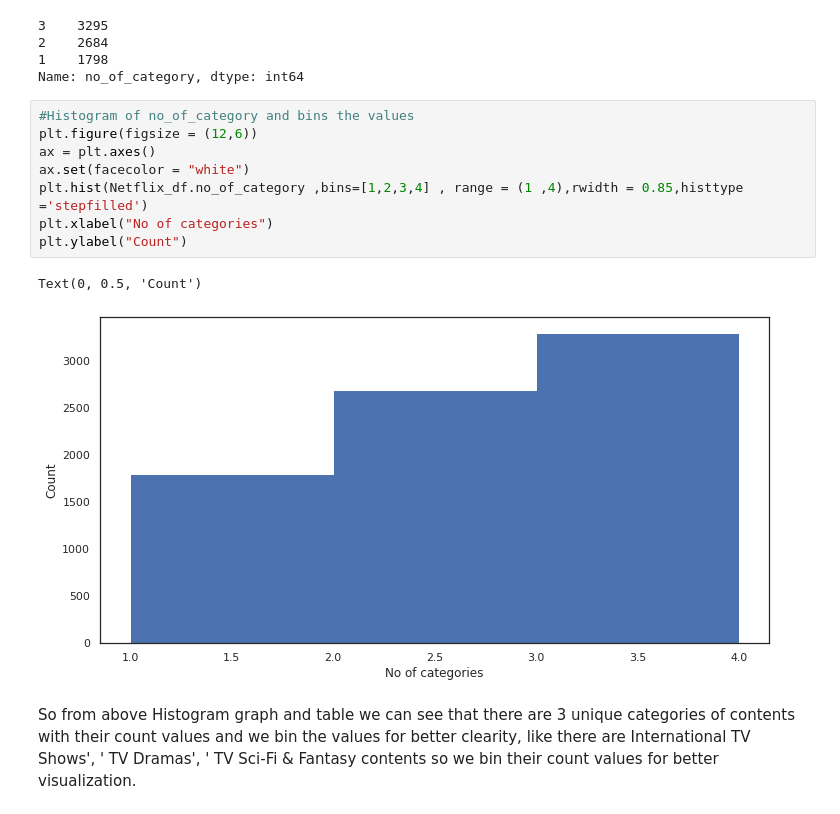
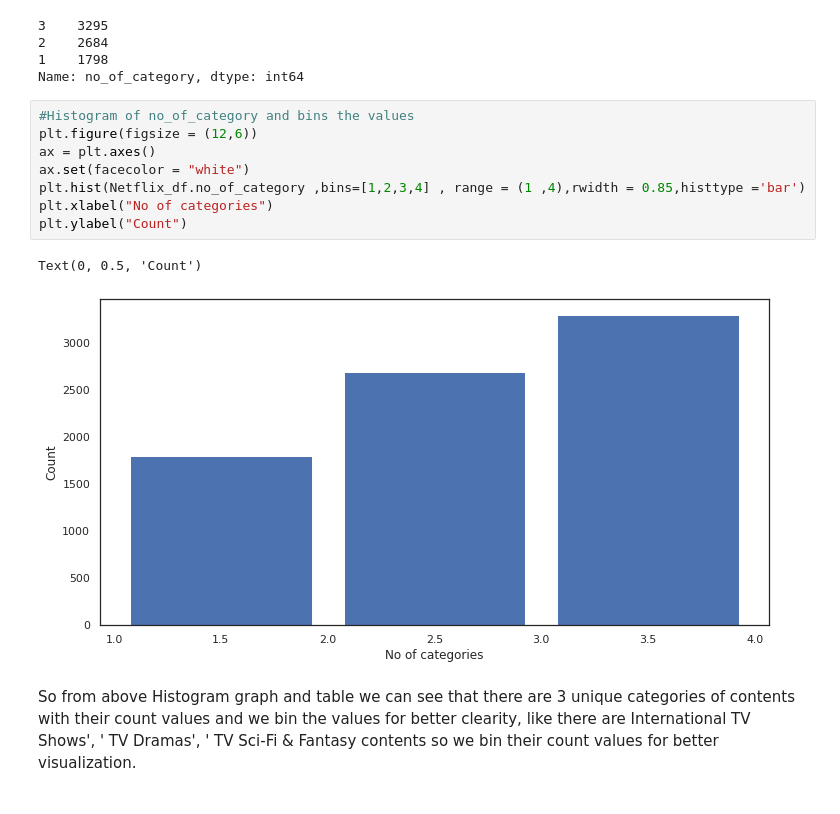
Before and after one commit to kanika214/kanika214-NETFLIX-MOVIES-AND-TV-SHOWS-CLUSTERING, a Jupyter notebook: NETFLIX_MOVIES_AND_TV_SHOWS_CLUSTERING_kanika_raj.ipynb, the cells around one changed output. Cells and saved outputs as stored; diff of their text form.

```diff
--- a/NETFLIX_MOVIES_AND_TV_SHOWS_CLUSTERING_kanika_raj.ipynb
+++ b/NETFLIX_MOVIES_AND_TV_SHOWS_CLUSTERING_kanika_raj.ipynb
@@ -1078,14 +1079,14 @@ Name: no_of_category, dtype: int64
 # %%
 #Histogram of no_of_category and bins the values
 plt.figure(figsize = (12,6))
 ax = plt.axes()
 ax.set(facecolor = "white")
-plt.hist(Netflix_df.no_of_category ,bins=[1,2,3,4] , range = (1 ,4),rwidth = 0.85,histtype ='stepfilled')
+plt.hist(Netflix_df.no_of_category ,bins=[1,2,3,4] , range = (1 ,4),rwidth = 0.85,histtype ='bar')
 plt.xlabel("No of categories")
 plt.ylabel("Count")
 # %% [output]
 Text(0, 0.5, 'Count')
-[figure, old version]
+[figure, new version]
 # %% [markdown]
 So from above Histogram graph and table we can see that there are 3 unique categories of contents with their count values and we bin the values for better clearity, like there are International TV Shows', ' TV Dramas', ' TV Sci-Fi & Fantasy contents so we bin their count values for better visualization.
 # %% [markdown]
```
Also changed, not shown: parts of 14 cells of this notebook.
